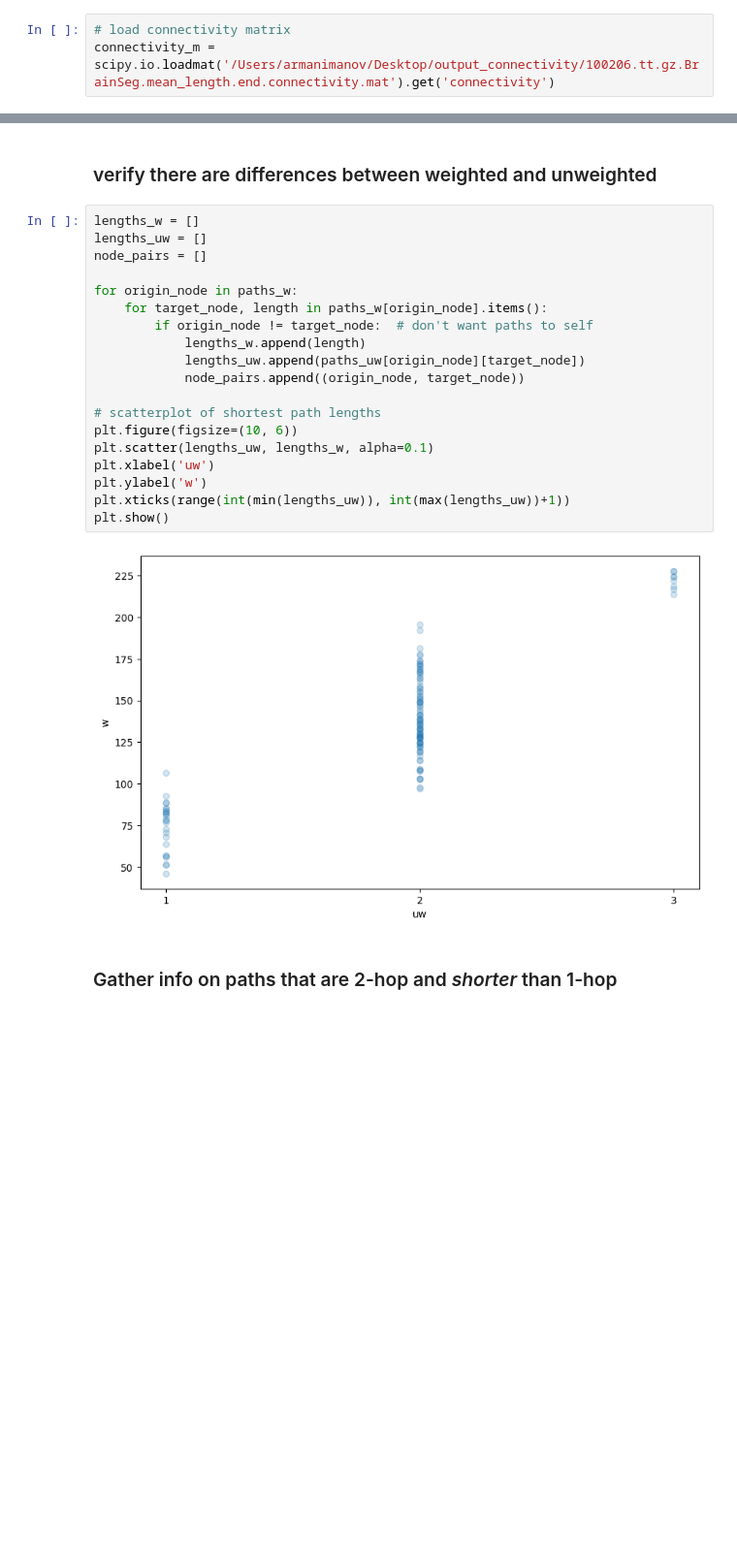
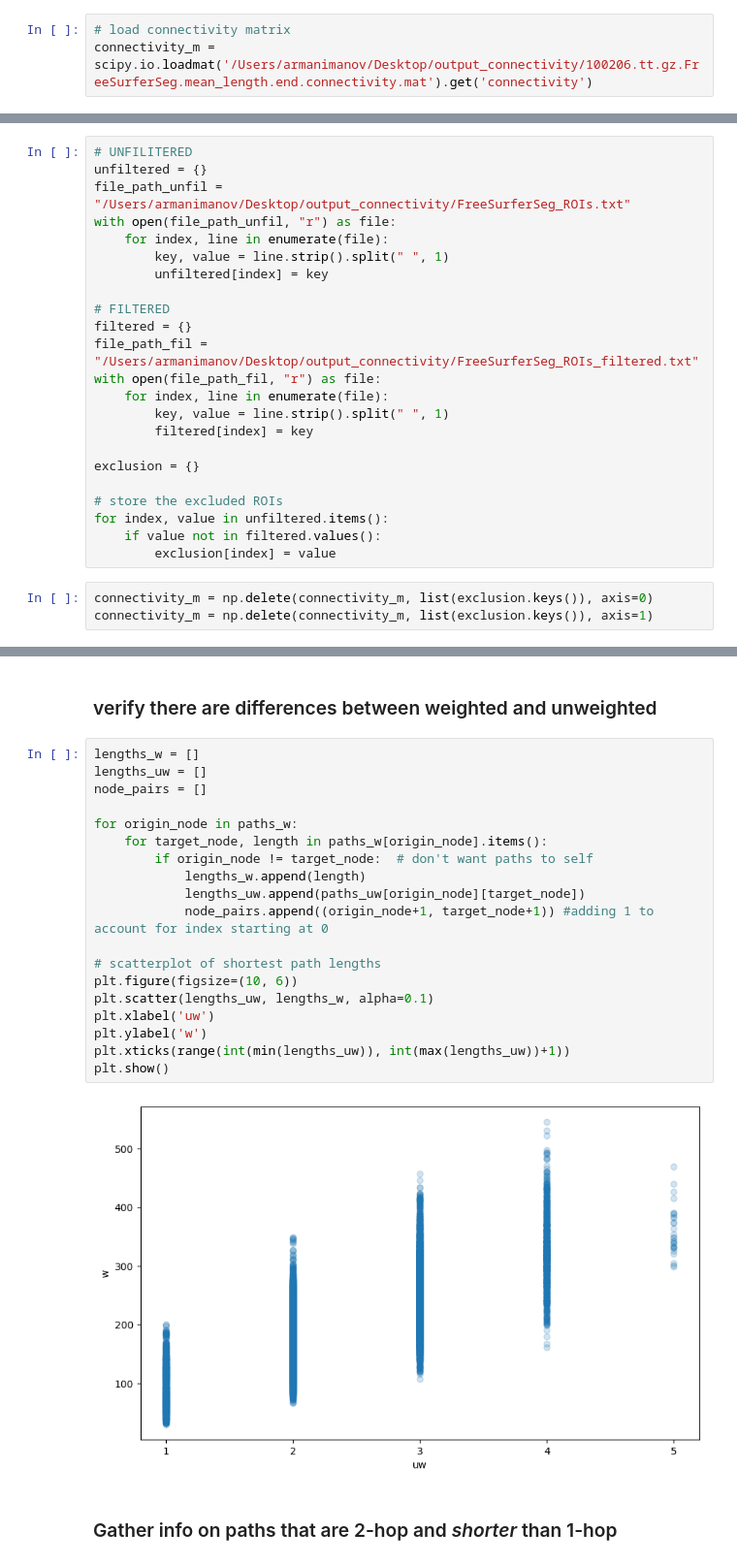
Before and after one commit to manovarmani/tractography, a Jupyter notebook: connectivity-matrix-analysis.ipynb, the cells around one changed output, grey strips where cells are left out. Shown at 97% size. Saved outputs shown, nothing was run; the diff lists cells and outputs as text; blank space fills up the shorter version.

Commit message:
using FreeSurferSeg atlas, excluding CSF/ventricles

```diff
--- a/connectivity-matrix-analysis.ipynb
+++ b/connectivity-matrix-analysis.ipynb
@@ -6,3 +7,3 @@ import matplotlib.pyplot as plt
 # %%
 # load connectivity matrix
-connectivity_m = scipy.io.loadmat('/Users/armanimanov/Desktop/output_connectivity/100206.tt.gz.BrainSeg.mean_length.end.connectivity.mat').get('connectivity')
+connectivity_m = scipy.io.loadmat('/Users/armanimanov/Desktop/output_connectivity/100206.tt.gz.FreeSurferSeg.mean_length.end.connectivity.mat').get('connectivity')
@@ -9,3 +12,29 @@ connectivity_m = scipy.io.loadmat('/Users/armanimanov/Desktop/output_connectivit
+# %%
+# UNFILITERED
+unfiltered = {}
+file_path_unfil = "/Users/armanimanov/Desktop/output_connectivity/FreeSurferSeg_ROIs.txt"
+with open(file_path_unfil, "r") as file:
+    for index, line in enumerate(file):
+        key, value = line.strip().split(" ", 1)
+        unfiltered[index] = key
+
+# FILTERED
+filtered = {}
+file_path_fil = "/Users/armanimanov/Desktop/output_connectivity/FreeSurferSeg_ROIs_filtered.txt"
+with open(file_path_fil, "r") as file:
+    for index, line in enumerate(file):
+        key, value = line.strip().split(" ", 1)
+        filtered[index] = key
+
+exclusion = {}
+
+# store the excluded ROIs
+for index, value in unfiltered.items():
+    if value not in filtered.values():
+        exclusion[index] = value
+# %%
+connectivity_m = np.delete(connectivity_m, list(exclusion.keys()), axis=0)
+connectivity_m = np.delete(connectivity_m, list(exclusion.keys()), axis=1)
 # %%
 # create weighted graph by using matrix values as edge weights
 weighted = nx.from_numpy_array(connectivity_m)
@@ -21,23 +50,23 @@ paths_uw = dict(nx.shortest_path_length(unweighted), weight=None)
 # %%
 lengths_w = []
 lengths_uw = []
 node_pairs = []
 
 for origin_node in paths_w:
     for target_node, length in paths_w[origin_node].items():
         if origin_node != target_node:  # don't want paths to self
             lengths_w.append(length)
             lengths_uw.append(paths_uw[origin_node][target_node])
-            node_pairs.append((origin_node, target_node))
+            node_pairs.append((origin_node+1, target_node+1)) #adding 1 to account for index starting at 0
 
 # scatterplot of shortest path lengths
 plt.figure(figsize=(10, 6))
 plt.scatter(lengths_uw, lengths_w, alpha=0.1)
 plt.xlabel('uw')
 plt.ylabel('w')
 plt.xticks(range(int(min(lengths_uw)), int(max(lengths_uw))+1))
 plt.show()
 # %% [output]
-[figure, old version]
+[figure, new version]
 # %% [markdown]
 ### Gather info on paths that are 2-hop and *shorter* than 1-hop
```
Also changed, not shown: parts of 8 cells of this notebook.
